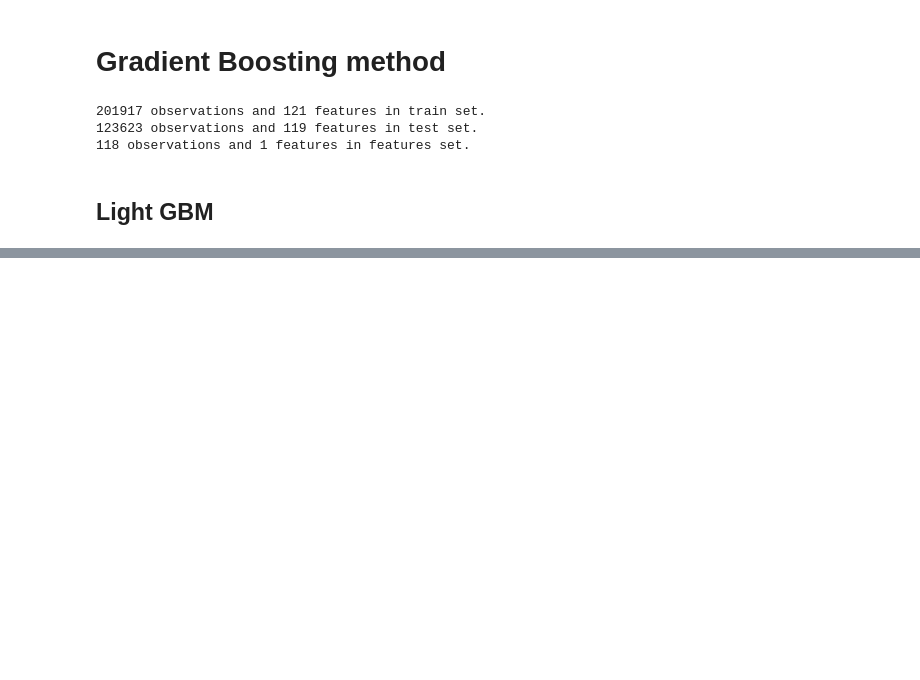
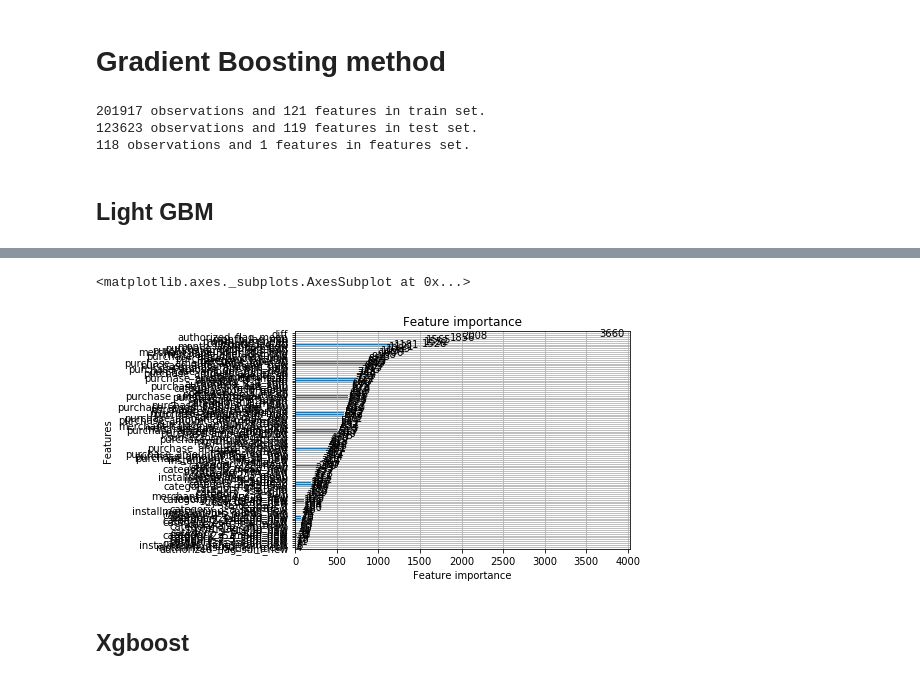
Before and after one commit to takuto0831/Elo_Merchant_Category_Recommend, a Jupyter notebook: jn/main.ipynb, the cells around one changed output, grey strips where cells are left out. Cells and saved outputs as stored; diff of their text form; code cells hidden in the pictures; blank space fills up the shorter version.

```diff
--- a/jn/main.ipynb
+++ b/jn/main.ipynb
@@ -130,0 +170,8 @@ val_pred_lgb, test_pred_lgb, model = gb.Regressors(gb.Lightgbm_Regressor,param_s
+# %%
+import lightgbm as lgb
+lgb.plot_importance(model)
+# %% [output]
+<matplotlib.axes._subplots.AxesSubplot at 0x...>
+[figure, added]
+# %% [markdown]
+## Xgboost
```
Also changed, not shown: parts of 8 cells of this notebook, 1 other file.
